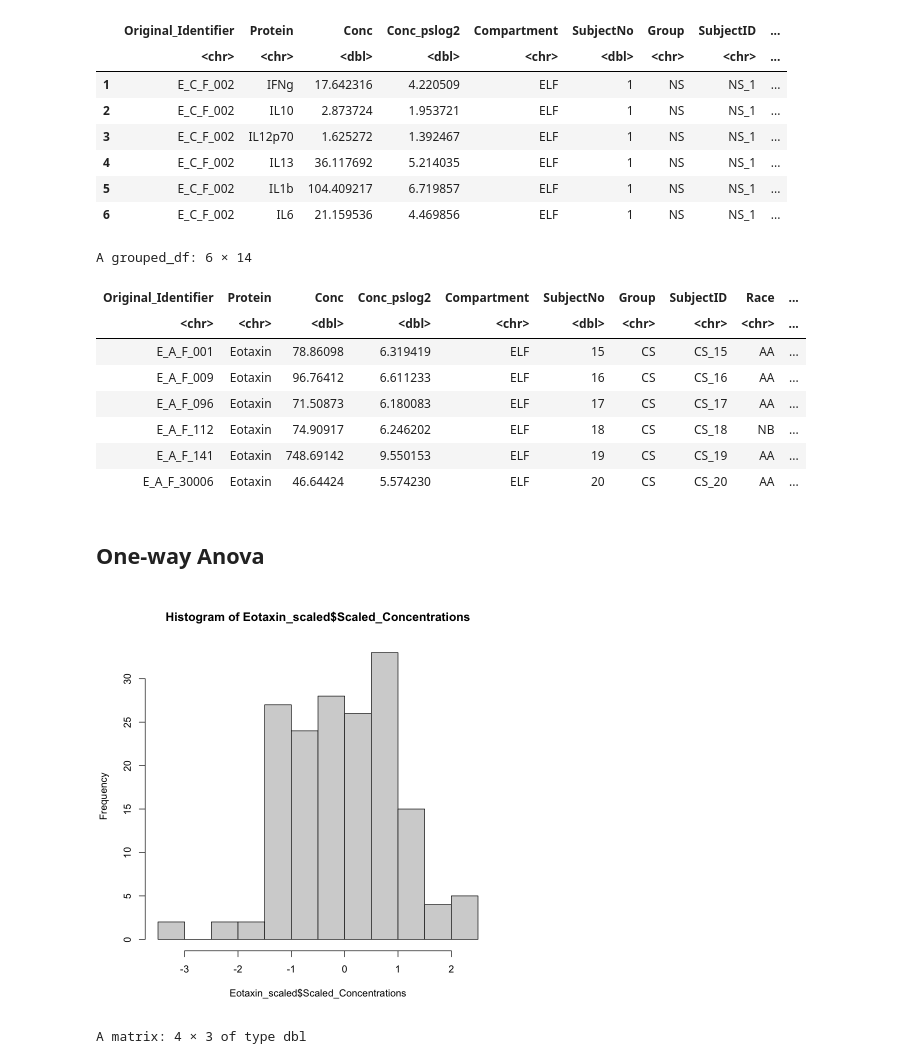
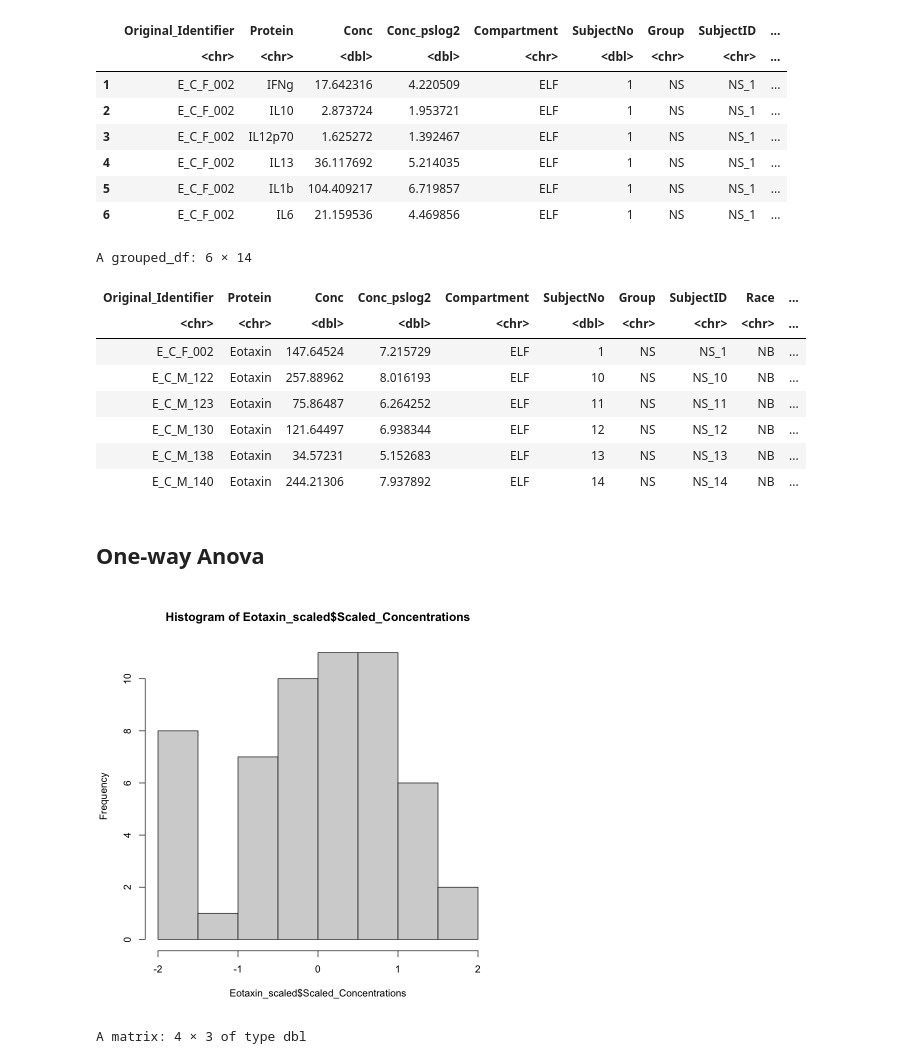
Before and after one commit to Ragerlab/Script_for_Cytokine-Signature-Clusters-as-a-Tool-to-Compare-Changes-associated-with-Tobacco-Product-, a Jupyter notebook: ANOVA_ANCOVA_101820.ipynb, the cells around one changed output. Drawn from its saved outputs; the diff is of its cells as text; code cells hidden in the pictures.

```diff
--- a/ANOVA_ANCOVA_101820.ipynb
+++ b/ANOVA_ANCOVA_101820.ipynb
@@ -78,23 +78,23 @@ for (i in 1:length(data_df$Race)){
     }
 }
 # %%
-#scaling the concentration values by protein within each compartment normalizes the distribution
+#scaling the concentration values by protein normalizes the distribution
 scaled_data_df = data_df %>%
-    #filter(Conc_pslog2 > 0) %>% #removing these values to prevent null scaled values
-    group_by(Compartment, Protein) %>% #this groups by compartment first and then proteins within each compartment
+    filter(Group == 'NS') %>% #non-smokers only
+    group_by(Protein) %>% #this groups by compartment first and then proteins within each compartment
     mutate(Scaled_Concentrations = scale(Conc_pslog2)) %>%
     arrange(Compartment, Protein, SubjectID) #arranges by compartment, then protein, then subjectid
 head(scaled_data_df)
 # %% [output]
 A grouped_df: 6 × 14
 | Original_Identifier | Protein | Conc | Conc_pslog2 | Compartment | SubjectNo | Group | SubjectID | Race | ... |
 | <chr> | <chr> | <dbl> | <dbl> | <chr> | <dbl> | <chr> | <chr> | <chr> | ... |
-| E_A_F_001 | Eotaxin | 78.86098 | 6.319419 | ELF | 15 | CS | CS_15 | AA | ... |
-| E_A_F_009 | Eotaxin | 96.76412 | 6.611233 | ELF | 16 | CS | CS_16 | AA | ... |
-| E_A_F_096 | Eotaxin | 71.50873 | 6.180083 | ELF | 17 | CS | CS_17 | AA | ... |
-| E_A_F_112 | Eotaxin | 74.90917 | 6.246202 | ELF | 18 | CS | CS_18 | NB | ... |
-| E_A_F_141 | Eotaxin | 748.69142 | 9.550153 | ELF | 19 | CS | CS_19 | AA | ... |
-| E_A_F_30006 | Eotaxin | 46.64424 | 5.574230 | ELF | 20 | CS | CS_20 | AA | ... |
+| E_C_F_002 | Eotaxin | 147.64524 | 7.215729 | ELF | 1 | NS | NS_1 | NB | ... |
+| E_C_M_122 | Eotaxin | 257.88962 | 8.016193 | ELF | 10 | NS | NS_10 | NB | ... |
+| E_C_M_123 | Eotaxin | 75.86487 | 6.264252 | ELF | 11 | NS | NS_11 | NB | ... |
+| E_C_M_130 | Eotaxin | 121.64497 | 6.938344 | ELF | 12 | NS | NS_12 | NB | ... |
+| E_C_M_138 | Eotaxin | 34.57231 | 5.152683 | ELF | 13 | NS | NS_13 | NB | ... |
+| E_C_M_140 | Eotaxin | 244.21306 | 7.937892 | ELF | 14 | NS | NS_14 | NB | ... |
 # %%
 # creating a df for each cytokine individually
 Eotaxin_scaled = scaled_data_df %>% filter(Protein == 'Eotaxin')
@@ -125,7 +125,7 @@ TNFa_scaled = scaled_data_df %>% filter(Protein == 'TNFa')
 #checking for normal distribution
 hist(Eotaxin_scaled$Scaled_Concentrations)
 # %% [output]
-[figure, old version]
+[figure, new version]
 # %%
 #formatting data to be put into the anova function
 change_data_types = function(scaled_df){
```
Also changed, not shown: parts of 34 cells of this notebook.
